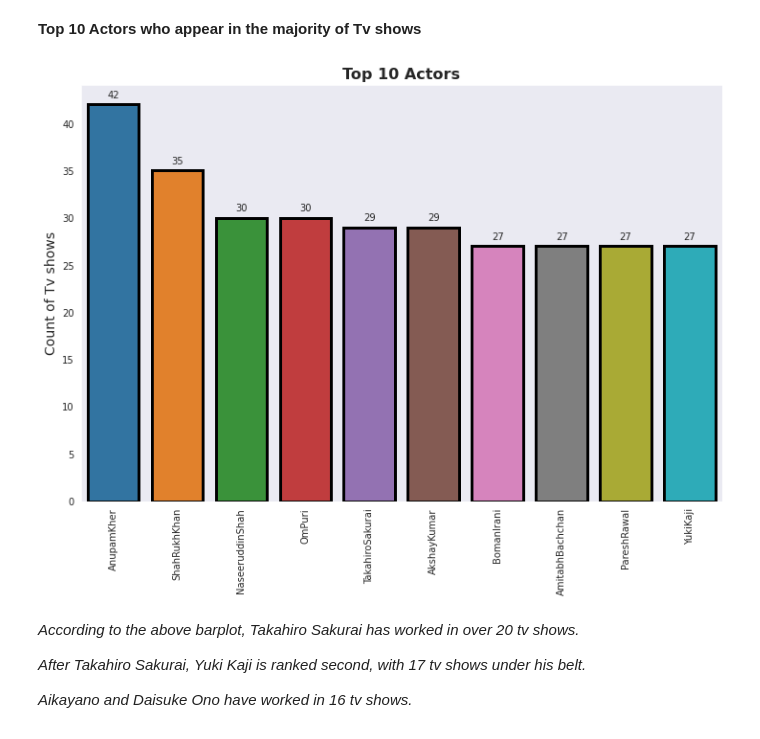
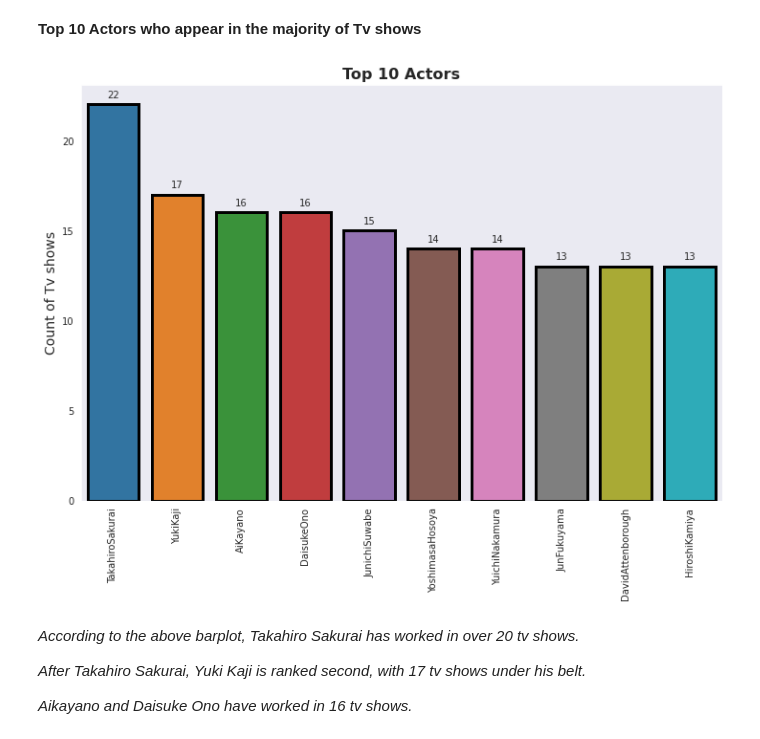
Before and after one commit to Tanjul5/Netflix-Movies-and-TV-shows-Clustering, a Jupyter notebook: Netflix_Movies_and_TV_shows_Clustering.ipynb, the cells around one changed output. Cells and saved outputs as stored; diff of their text form; code cells hidden in the pictures.

```diff
--- a/Netflix_Movies_and_TV_shows_Clustering.ipynb
+++ b/Netflix_Movies_and_TV_shows_Clustering.ipynb
@@ -622,42 +612,44 @@ for p in ax.patches:
 *Naseeruddin Shah and Ompuri have worked in 30 films.*
 # %% [markdown]
 **Top 10 Actors who appear in the majority of Tv shows**
+# %%
+netflix_shows=netflix[netflix['type']=='TV Show']
 # %%
 # Importing the Counter
 from collections import Counter
 
 # Counting the Actors for the movies
-actors=list(netflix['cast'])
+actors=list(netflix_shows['cast'])
 cast=[]
 
 for i in actors:
     i=list(i.split(','))
     for j in i:
         cast.append(j.replace(' ',""))
 tv_cast=Counter(cast)
 
 
 tv_cast={k: v for k, v in sorted(tv_cast.items(), key=lambda item: item[1], reverse= True)}
 
 # Plotting the graoh
 sns.set_style('dark')
 plt.figure(figsize = (12, 8))
 x=list(tv_cast.keys())
 y=list(tv_cast.values())
 ax=sns.barplot(x[1:11],y[1:11],lw=3,ec='black')
 
 # set a title
 plt.title("Top 10 Actors", fontsize=16, fontweight='bold')
 plt.xticks(rotation = 90)
 plt.ylabel("Count of Tv shows",fontsize=14)
 
 # Adding Annotation
 for p in ax.patches:
   ax.annotate(format(p.get_height(), '.0f'), (p.get_x() + p.get_width() / 2.,
   p.get_height()) , ha = 'center', va = 'center', xytext = (0, 10),
   textcoords = 'offset points')
 # %% [output]
-[figure, old version]
+[figure, new version]
 # %% [markdown]
 *According to the above barplot, Takahiro Sakurai has worked in over 20 tv shows.*
 
```
Also changed, not shown: parts of 13 cells of this notebook.
